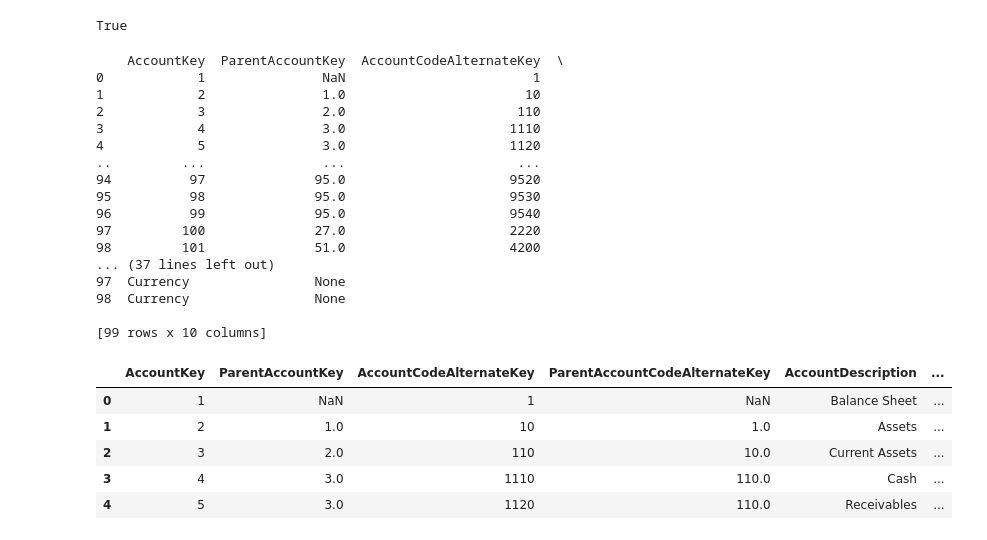
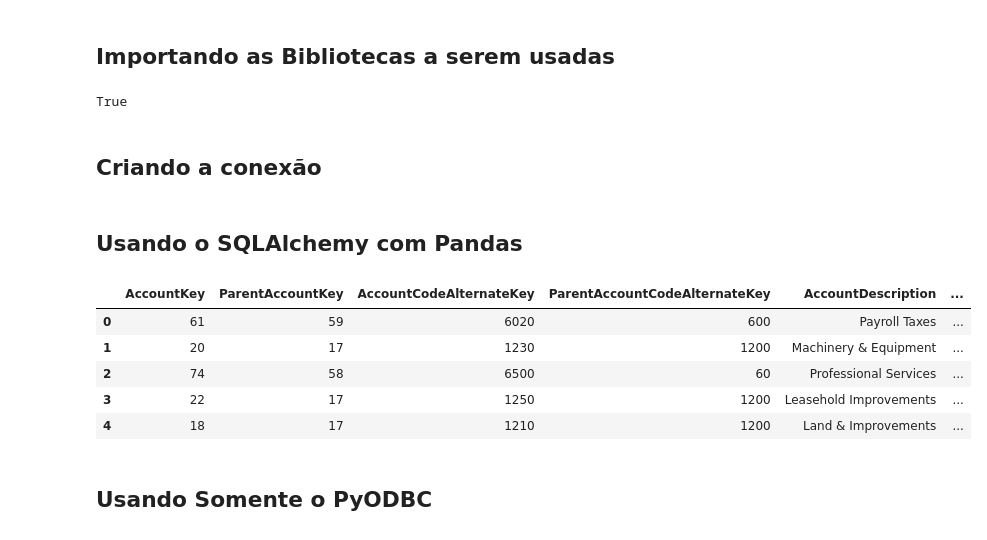
Before and after one commit to Miyake-Diogo/MS-Fabric-Workshop, a Jupyter notebook: assets/notebooks/aigents/sk-simple-agent-withplugin.ipynb, the cells around one changed output. Cells and saved outputs as stored; diff of their text form; code cells hidden in the pictures.

Commit message:
Finished Semantic Kernel Sample to connect to Fabric

```diff
--- a/assets/notebooks/aigents/sk-simple-agent-withplugin.ipynb
+++ b/assets/notebooks/aigents/sk-simple-agent-withplugin.ipynb
@@ -4,3 +57,5 @@ Agente do Semantic Kernel que se conecta ao azure foundry e usa um plugin para s
+# %% [markdown]
+## Importando as Bibliotecas a serem usadas
 # %%
 # Instalar e importar dependências
 import os, pyodbc, struct, urllib
@@ -21,5 +71,7 @@ load_dotenv(dotenv_path=env_path)
 # %% [output]
 True
+# %% [markdown]
+## Criando a conexão
 # %%
 # Crie um service principal no Microsift Entra e obtenha as credenciais
 # Referencia: https://youtu.be/IFp1Aingnmw
@@ -47,56 +101,41 @@ connection_string = f"Driver={{ODBC Driver 18 for SQL Server}};Server={sql_endpo
 params = urllib.parse.quote(connection_string)
+# %% [markdown]
+## Usando o SQLAlchemy com Pandas
 # %%
-
-token_as_bytes = bytes(token_object.token, "UTF-8") # Convert the token to a UTF-8 byte string
-encoded_bytes = bytes(chain.from_iterable(zip(token_as_bytes, repeat(0)))) # Encode the bytes to a Windows byte string
-token_bytes = struct.pack("<i", len(encoded_bytes)) + encoded_bytes # Package the token into a bytes object
-attrs_before = {1256: token_bytes}  # Attribute pointing to SQL_COPT_SS_ACCESS_TOKEN to pass access token to the driver
-
-# build the connection
+# Prepara o token de acesso para ser usado na conexão
+token_as_bytes = bytes(token_object.token, "UTF-8") # Converte o token para uma string UTF-8
+encoded_bytes = bytes(chain.from_iterable(zip(token_as_bytes, repeat(0)))) # decodifica o token para bytes, adicionando um byte de preenchimento a cada byte do token
+token_bytes = struct.pack("<i", len(encoded_bytes)) + encoded_bytes # empacota o token em um formato binário, prefixando com o tamanho do token como um inteiro de 4 bytes
+attrs_before = {1256: token_bytes}  # Define os atributos de conexão, onde 1256 é o código de atributo para o token de acesso no driver ODBC do SQL Server
+# Cria a engine do SQLAlchemy com a string de conexão e os atributos de conexão
 engine = sa.create_engine("mssql+pyodbc:///?odbc_connect={0}".format(params), connect_args={'attrs_before': attrs_before})
 
-SQL_QUERY = """SELECT TOP (100) [AccountKey],
+SQL_QUERY = """SELECT TOP (10) [AccountKey],
 			[ParentAccountKey],
 			[AccountCodeAlternateKey],
 			[ParentAccountCodeAlternateKey],
 			[AccountDescription],
 			[AccountType],
 			[Operator],
 			[CustomMembers],
 			[ValueType],
 			[CustomMemberOptions]
 FROM [MyAdvWorksLH].[dbo].[dimaccount]
+ORDER BY NEWID()
 """
 
-# SQL query execution using Pandas
+# Executa a consulta SQL e armazena o resultado em um DataFrame do Pandas
 df = pd.read_sql(SQL_QUERY, engine)
+df.head()  # Exibe as primeiras linhas do DataFrame para verificação
 # %% [output]
-    AccountKey  ParentAccountKey  AccountCodeAlternateKey  \
-0            1               NaN                        1
-1            2               1.0                       10
-2            3               2.0                      110
-3            4               3.0                     1110
-4            5               3.0                     1120
-..         ...               ...                      ...
-94          97              95.0                     9520
-95          98              95.0                     9530
-96          99              95.0                     9540
-97         100              27.0                     2220
-98         101              51.0                     4200
-... (37 lines left out)
-97  Currency                None
-98  Currency                None
-
-[99 rows x 10 columns]
+|  | AccountKey | ParentAccountKey | AccountCodeAlternateKey | ParentAccountCodeAlternateKey | AccountDescription | ... |
+| 0 | 61 | 59 | 6020 | 600 | Payroll Taxes | ... |
+| 1 | 20 | 17 | 1230 | 1200 | Machinery & Equipment | ... |
+| 2 | 74 | 58 | 6500 | 60 | Professional Services | ... |
+| 3 | 22 | 17 | 1250 | 1200 | Leasehold Improvements | ... |
+| 4 | 18 | 17 | 1210 | 1200 | Land & Improvements | ... |
-# %%
-df.head()  # Display the first few rows of the DataFrame
-# %% [output]
-|  | AccountKey | ParentAccountKey | AccountCodeAlternateKey | ParentAccountCodeAlternateKey | AccountDescription | ... |
-| 0 | 1 | NaN | 1 | NaN | Balance Sheet | ... |
-| 1 | 2 | 1.0 | 10 | 1.0 | Assets | ... |
-| 2 | 3 | 2.0 | 110 | 10.0 | Current Assets | ... |
-| 3 | 4 | 3.0 | 1110 | 110.0 | Cash | ... |
-| 4 | 5 | 3.0 | 1120 | 110.0 | Receivables | ... |
+# %% [markdown]
+## Usando Somente o PyODBC
 # %%
 # Usando somente o PyODBC para conexão e consulta
 connection = pyodbc.connect(connection_string, attrs_before=attrs_before)
```
Also changed, not shown: parts of 27 cells of this notebook, 4 other files.
